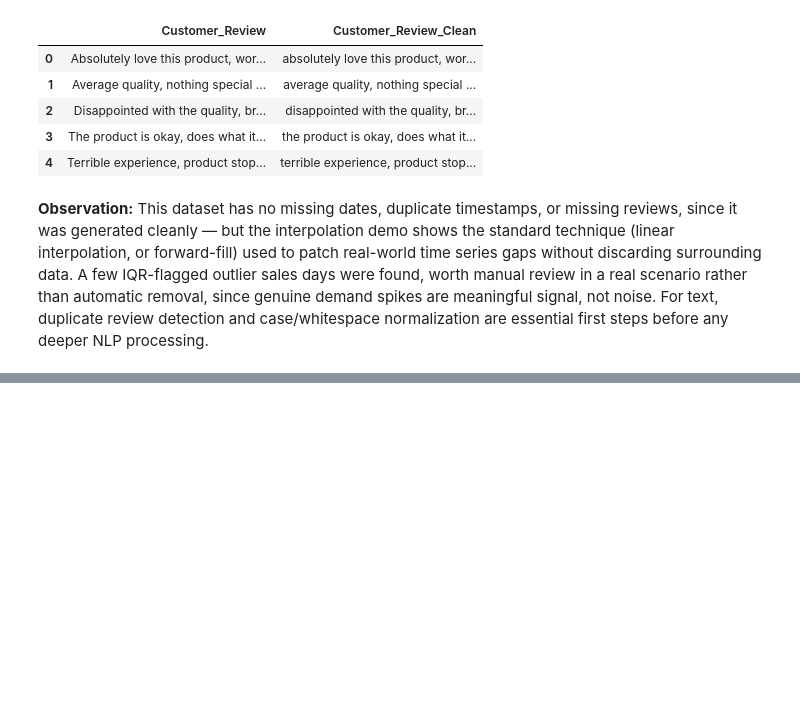
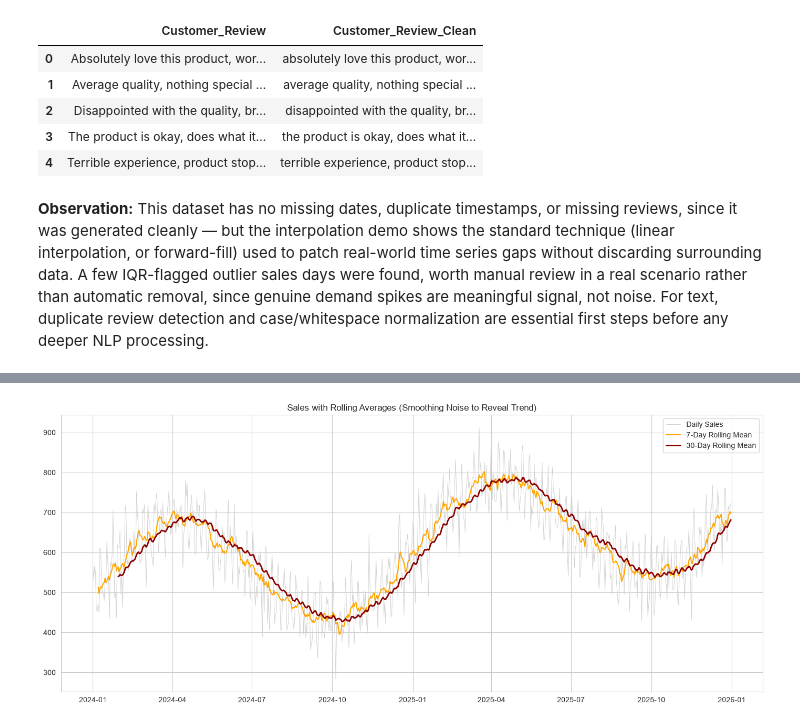
Before and after one commit to nikitha-d1323/data-analysis-mini-projects, a Jupyter notebook: unit3-sales-timeseries-text/Sales_TimeSeries_Text_Unit3.ipynb, the cells around one changed output, grey strips where cells are left out. Cells and saved outputs as stored; diff of their text form; code cells hidden in the pictures; blank space fills up the shorter version.

```diff
--- a/unit3-sales-timeseries-text/Sales_TimeSeries_Text_Unit3.ipynb
+++ b/unit3-sales-timeseries-text/Sales_TimeSeries_Text_Unit3.ipynb
@@ -575,0 +616,19 @@ before any deeper NLP processing.
+# %%
+rolling_stats = pd.DataFrame({
+    "Daily_Sales": ts,
+    "7-Day_Rolling_Mean": ts.rolling(window=7).mean(),
+    "30-Day_Rolling_Mean": ts.rolling(window=30).mean(),
+    "30-Day_Rolling_Std": ts.rolling(window=30).std()
+})
+
+plt.figure(figsize=(14, 6))
+plt.plot(rolling_stats["Daily_Sales"], color="lightgray", linewidth=0.7, label="Daily Sales")
+plt.plot(rolling_stats["7-Day_Rolling_Mean"], color="orange", linewidth=1.5, label="7-Day Rolling Mean")
+plt.plot(rolling_stats["30-Day_Rolling_Mean"], color="darkred", linewidth=2, label="30-Day Rolling Mean")
+plt.title("Sales with Rolling Averages (Smoothing Noise to Reveal Trend)")
+plt.legend()
+plt.tight_layout()
+plt.savefig("outputs/day6_rolling_stats.png", dpi=120)
+plt.show()
+# %% [output]
+[figure, added]
```
Also changed, not shown: parts of 3 cells of this notebook, 2 other files.
